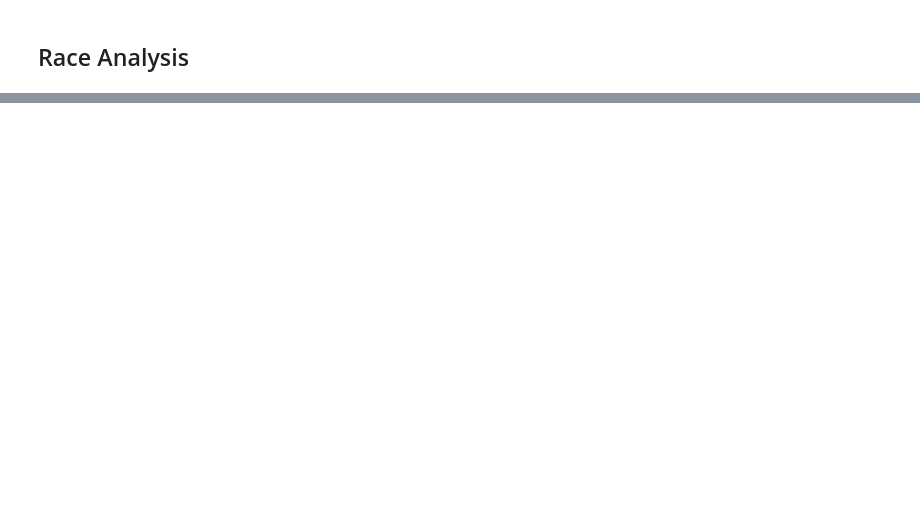
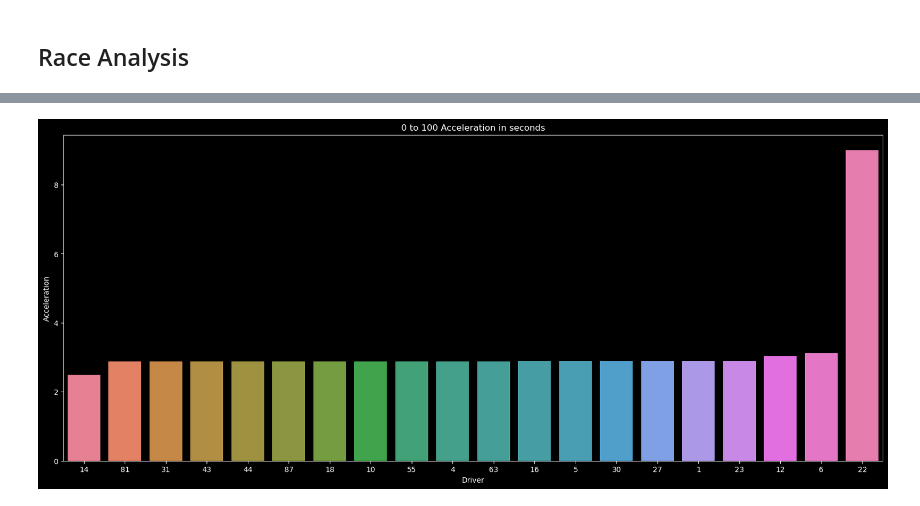
Before and after one commit to Sanket-g-75/F1_Analysis, a Jupyter notebook: code.ipynb, the cells around one changed output, grey strips where cells are left out. Saved outputs shown, nothing was run; the diff lists cells and outputs as text; code cells hidden in the pictures; blank space fills up the shorter version.

```diff
--- a/code.ipynb
+++ b/code.ipynb
@@ -185,0 +193,23 @@ plt.legend(loc='upper right')
+# %%
+zero_hundred = []
+
+for i in session.drivers:
+    tel = session.laps.pick_driver(i).pick_lap(1).get_telemetry()
+    lap_time_sec = tel[tel['Distance'] < 40]['Time'][-2:-1].dt.total_seconds().values
+    if len(lap_time_sec) > 0:
+        zero_hundred.append([i, lap_time_sec[0]])
+    else:
+        zero_hundred.append([i, None])
+
+zero_hundred = pd.DataFrame(zero_hundred,columns=['Driver','Acceleration']).sort_values('Acceleration')
+# %%
+# Sort by Acceleration (ascending)
+plt.figure(figsize=(20,8))
+sns.barplot(data=zero_hundred, x='Driver', y='Acceleration',hue='Driver')
+
+
+plt.title('0 to 100 Acceleration in seconds')
+
+plt.savefig(f'{format(session.session_info['StartDate'],'%Y')}_{session.session_info['Meeting']['Location']}_{session.session_info['Type']}_ZeroHundred_Comparison')
+# %% [output]
+[figure, added]
```
Also changed, not shown: parts of 13 cells of this notebook, 2 other files.
